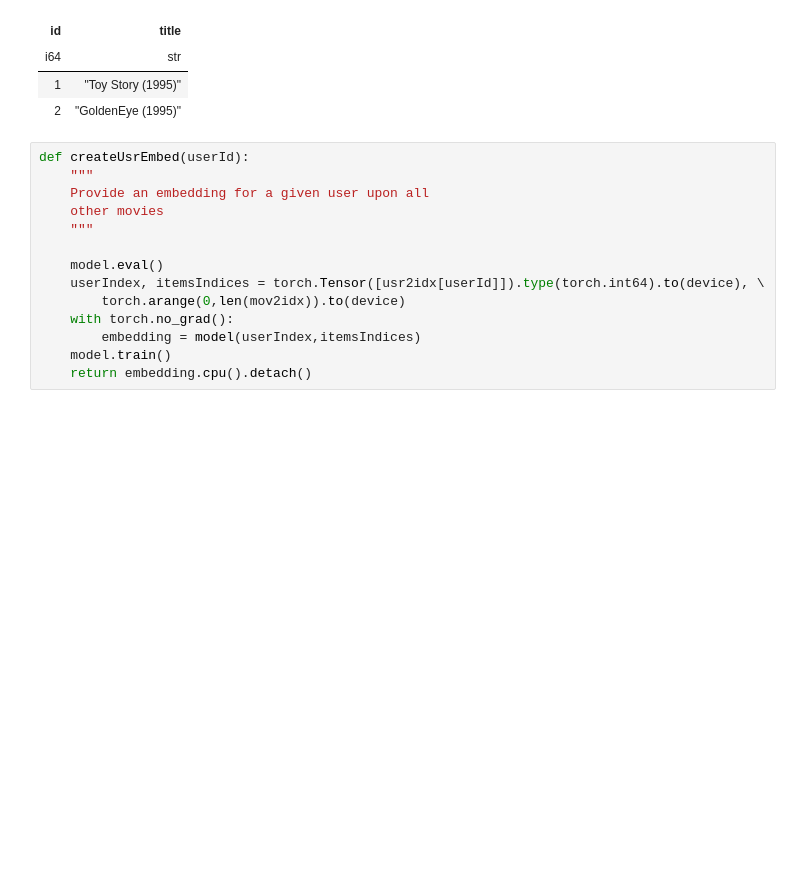
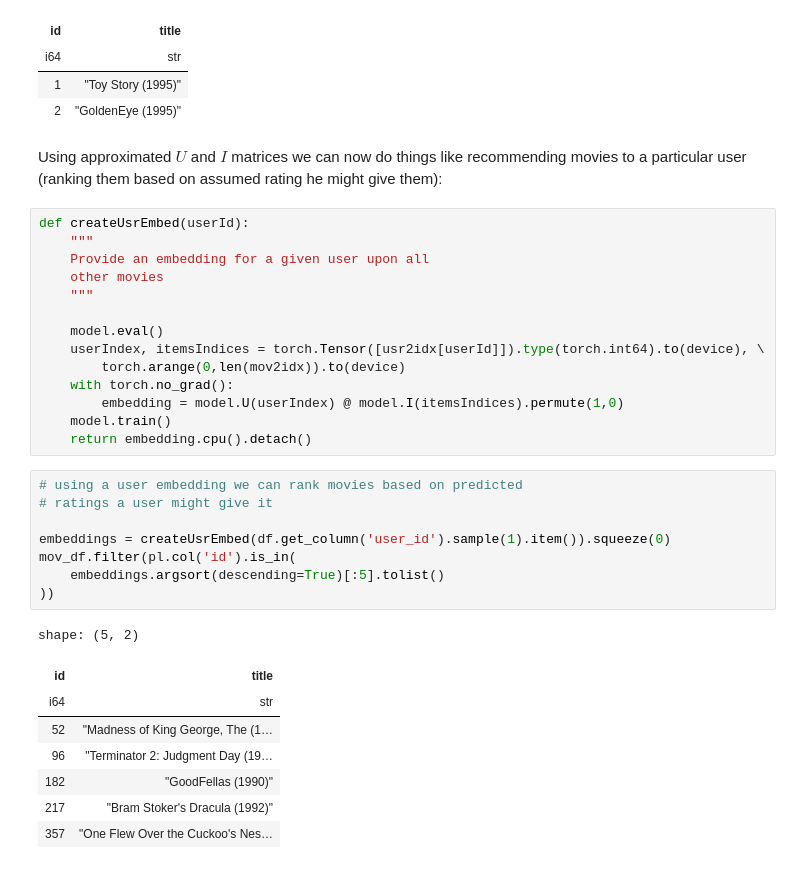
Before and after one commit to turkunov/ml-from-scratch, a Jupyter notebook: dl/als_mf.ipynb, the cells around one changed output. Cells and saved outputs as stored; diff of their text form; blank space fills up the shorter version.

```diff
--- a/dl/als_mf.ipynb
+++ b/dl/als_mf.ipynb
@@ -296,6 +367,8 @@ shape: (2, 2)
 | i64 | str |
 | 1 | "Toy Story (1995)" |
 | 2 | "GoldenEye (1995)" |
+# %% [markdown]
+Using approximated $U$ and $I$ matrices we can now do things like recommending movies to a particular user (ranking them based on assumed rating he might give them):
 # %%
 def createUsrEmbed(userId):
     """
@@ -307,6 +380,23 @@ def createUsrEmbed(userId):
     userIndex, itemsIndices = torch.Tensor([usr2idx[userId]]).type(torch.int64).to(device), \
         torch.arange(0,len(mov2idx)).to(device)
     with torch.no_grad():
-        embedding = model(userIndex,itemsIndices)
+        embedding = model.U(userIndex) @ model.I(itemsIndices).permute(1,0)
     model.train()
     return embedding.cpu().detach()
+# %%
+# using a user embedding we can rank movies based on predicted
+# ratings a user might give it
+
+embeddings = createUsrEmbed(df.get_column('user_id').sample(1).item()).squeeze(0)
+mov_df.filter(pl.col('id').is_in(
+    embeddings.argsort(descending=True)[:5].tolist()
+))
+# %% [output]
+shape: (5, 2)
+| id | title |
+| i64 | str |
+| 52 | "Madness of King George, The (1… |
+| 96 | "Terminator 2: Judgment Day (19… |
+| 182 | "GoodFellas (1990)" |
+| 217 | "Bram Stoker's Dracula (1992)" |
+| 357 | "One Flew Over the Cuckoo's Nes… |
```
Also changed, not shown: parts of 15 cells of this notebook.
